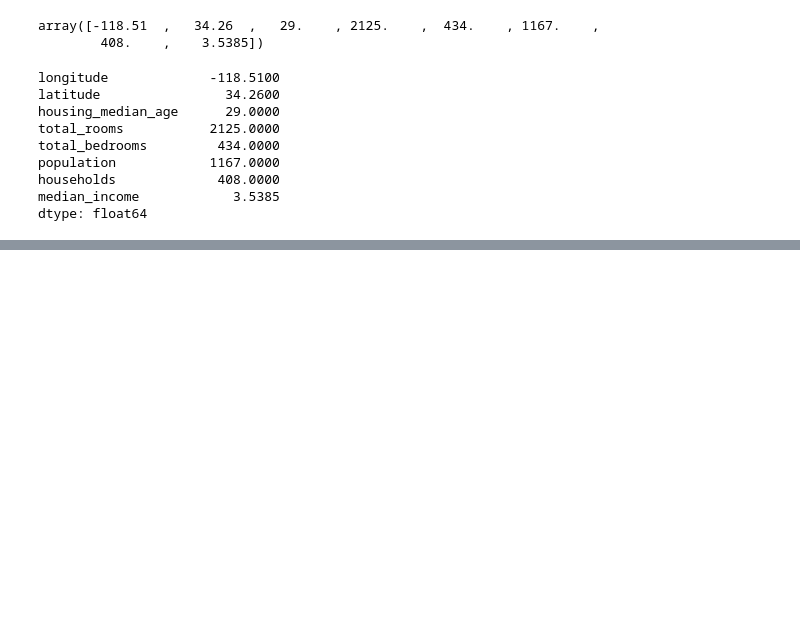
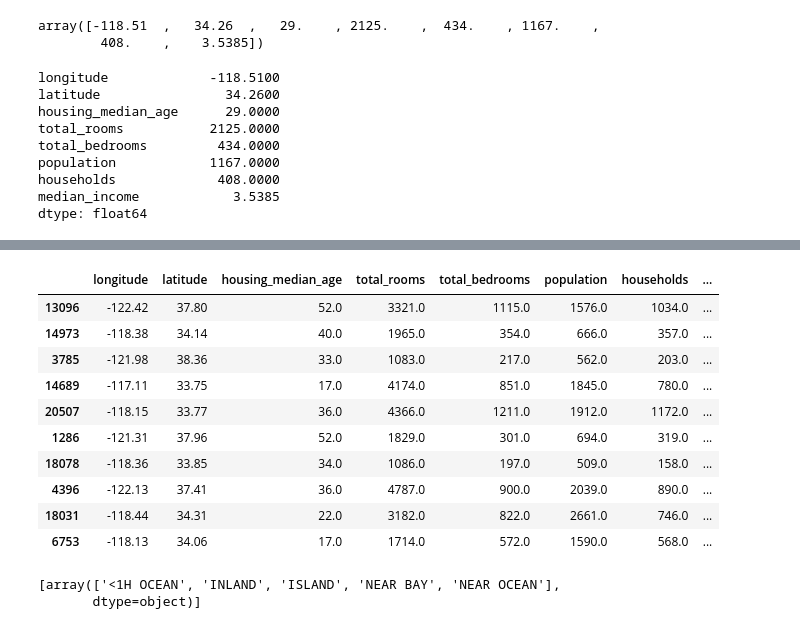
Before and after one commit to NandoG1/HandsOnML, a Jupyter notebook: Chapter-2/index.ipynb, the cells around one changed output, grey strips where cells are left out. Saved outputs shown, nothing was run; the diff lists cells and outputs as text; code cells hidden in the pictures; blank space fills up the shorter version.

```diff
--- a/Chapter-2/index.ipynb
+++ b/Chapter-2/index.ipynb
@@ -212,0 +314,19 @@ X = imputer.transform(housing_num)
+# %%
+housing.head(10)
+# %% [output]
+|  | longitude | latitude | housing_median_age | total_rooms | total_bedrooms | population | households | ... |
+| 13096 | -122.42 | 37.80 | 52.0 | 3321.0 | 1115.0 | 1576.0 | 1034.0 | ... |
+| 14973 | -118.38 | 34.14 | 40.0 | 1965.0 | 354.0 | 666.0 | 357.0 | ... |
+| 3785 | -121.98 | 38.36 | 33.0 | 1083.0 | 217.0 | 562.0 | 203.0 | ... |
+| 14689 | -117.11 | 33.75 | 17.0 | 4174.0 | 851.0 | 1845.0 | 780.0 | ... |
+| 20507 | -118.15 | 33.77 | 36.0 | 4366.0 | 1211.0 | 1912.0 | 1172.0 | ... |
+| 1286 | -121.31 | 37.96 | 52.0 | 1829.0 | 301.0 | 694.0 | 319.0 | ... |
+| 18078 | -118.36 | 33.85 | 34.0 | 1086.0 | 197.0 | 509.0 | 158.0 | ... |
+| 4396 | -122.13 | 37.41 | 36.0 | 4787.0 | 900.0 | 2039.0 | 890.0 | ... |
+| 18031 | -118.44 | 34.31 | 22.0 | 3182.0 | 822.0 | 2661.0 | 746.0 | ... |
+| 6753 | -118.13 | 34.06 | 17.0 | 1714.0 | 572.0 | 1590.0 | 568.0 | ... |
+# %%
+ordinal_encoder.categories_
+# %% [output]
+[array(['<1H OCEAN', 'INLAND', 'ISLAND', 'NEAR BAY', 'NEAR OCEAN'],
+       dtype=object)]
```
Also changed, not shown: parts of 12 cells of this notebook.
